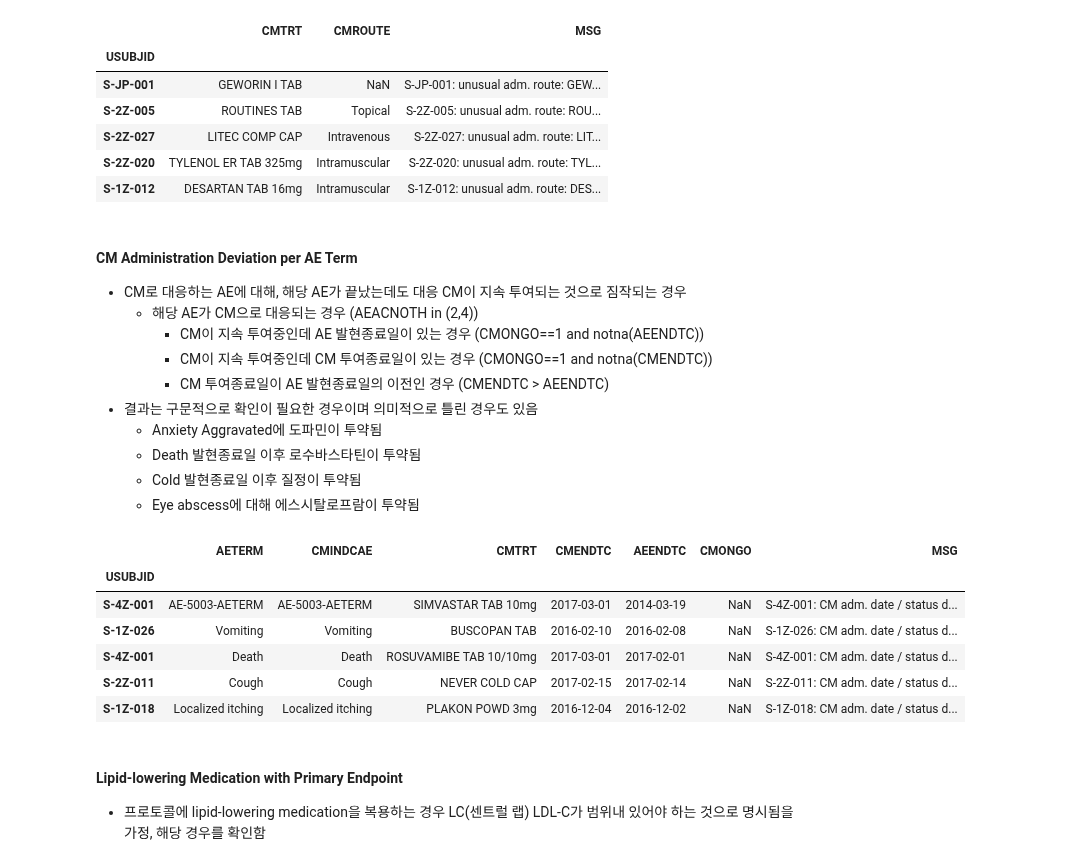
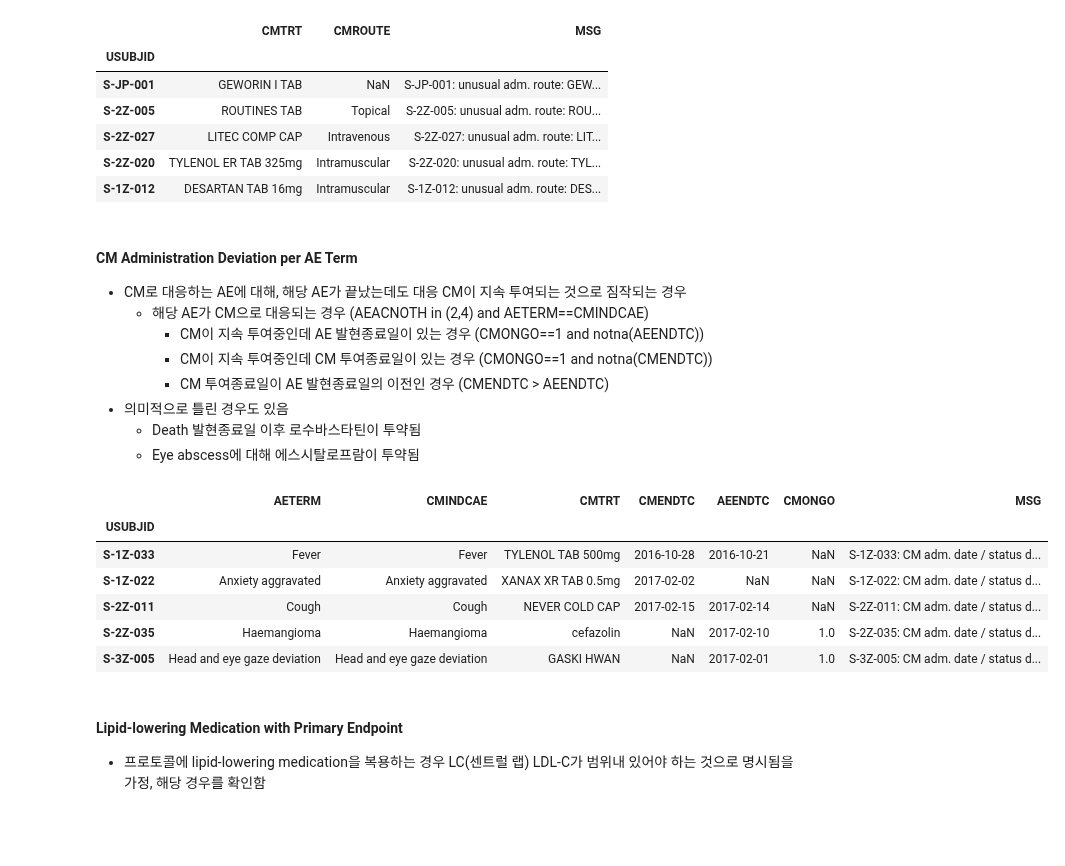
Before and after one commit to beeseosil/pub, a Jupyter notebook: ct/dmc.ipynb, the cells around one changed output. Drawn from its saved outputs; the diff is of its cells as text; code cells hidden in the pictures; blank space fills up the shorter version.

```diff
--- a/ct/dmc.ipynb
+++ b/ct/dmc.ipynb
@@ -365,50 +365,47 @@ cmpo.sample(5)
 # %% [markdown]
 #### CM Administration Deviation per AE Term
 * CM로 대응하는 AE에 대해, 해당 AE가 끝났는데도 대응 CM이 지속 투여되는 것으로 짐작되는 경우
-    * 해당 AE가 CM으로 대응되는 경우 (AEACNOTH in (2,4))
+    * 해당 AE가 CM으로 대응되는 경우 (AEACNOTH in (2,4) and AETERM==CMINDCAE)
         * CM이 지속 투여중인데 AE 발현종료일이 있는 경우 (CMONGO==1 and notna(AEENDTC))
         * CM이 지속 투여중인데 CM 투여종료일이 있는 경우 (CMONGO==1 and notna(CMENDTC))
         * CM 투여종료일이 AE 발현종료일의 이전인 경우 (CMENDTC > AEENDTC)
-* 결과는 구문적으로 확인이 필요한 경우이며 의미적으로 틀린 경우도 있음
-    * Anxiety Aggravated에 도파민이 투약됨
+* 의미적으로 틀린 경우도 있음
     * Death 발현종료일 이후 로수바스타틴이 투약됨
-    * Cold 발현종료일 이후 질정이 투약됨
     * Eye abscess에 대해 에스시탈로프람이 투약됨
 # %%
 _=sas.submit("""
 proc sql;
 create table AECMWD as
 select distinct AE.SUBJID as USUBJID,
-AE.AETERM,CM.CMINDCAE,CM.CMTRT,
-translate(CM.CMENDTC,"01","UK") as CMENDTC,
-translate(AE.AEENDTC,"01","UK") as AEENDTC,
-CM.CMONGO,
-""||trim(AE.SUBJID)||": CM adm. date / status deviates from AE cond." as MSG
+	AE.AETERM,CM.CMINDCAE,CM.CMTRT,
+	translate(CM.CMENDTC,"01","UK") as CMENDTC,
+	translate(AE.AEENDTC,"01","UK") as AEENDTC,
+	CM.CMONGO,
+	""||trim(AE.SUBJID)||": CM adm. date / status deviates from AE cond." as MSG
 from CUBEDEMO.AE as AE
 inner join (
-	select CM.SUBJID,CM.CMTRT,CM.CMENDTC,CM.CMONGO,
-	substr(CM.CMINDCAE,3) as CMINDCAE
-	from CUBEDEMO.CM ) as CM
-on AE.SUBJID=CM.SUBJID and
-(AE.AETERM is not null and CM.CMINDCAE is not null and AE.AETERM=CM.CMINDCAE)
+	select SUBJID,CMTRT,CMENDTC,CMONGO,
+	substr(CMINDCAE,3) as CMINDCAE
+	from CUBEDEMO.CM where CMINDCAE is not null) as CM
+on AE.SUBJID=CM.SUBJID and AE.AETERM=CM.CMINDCAE and AE.AETERM is not null
 where AEACNOTH in (2,4) and
 (CMONGO=1 and AEENDTC is not null) or
 (CMONGO=1 and CMENDTC is not null) or
 (CMENDTC > AEENDTC)
 order by USUBJID
 ;
 run;
 """)
 aecmwd=sas.sd2df("AECMWD")
 aecmwd.set_index("USUBJID").sample(5)
 # %% [output]
 |  | AETERM | CMINDCAE | CMTRT | CMENDTC | AEENDTC | CMONGO | MSG |
 | USUBJID |  |  |  |  |  |  |  |
-| S-4Z-001 | AE-5003-AETERM | AE-5003-AETERM | SIMVASTAR TAB 10mg | 2017-03-01 | 2014-03-19 | NaN | S-4Z-001: CM adm. date / status d... |
-| S-1Z-026 | Vomiting | Vomiting | BUSCOPAN TAB | 2016-02-10 | 2016-02-08 | NaN | S-1Z-026: CM adm. date / status d... |
-| S-4Z-001 | Death | Death | ROSUVAMIBE TAB 10/10mg | 2017-03-01 | 2017-02-01 | NaN | S-4Z-001: CM adm. date / status d... |
+| S-1Z-033 | Fever | Fever | TYLENOL TAB 500mg | 2016-10-28 | 2016-10-21 | NaN | S-1Z-033: CM adm. date / status d... |
+| S-1Z-022 | Anxiety aggravated | Anxiety aggravated | XANAX XR TAB 0.5mg | 2017-02-02 | NaN | NaN | S-1Z-022: CM adm. date / status d... |
 | S-2Z-011 | Cough | Cough | NEVER COLD CAP | 2017-02-15 | 2017-02-14 | NaN | S-2Z-011: CM adm. date / status d... |
-| S-1Z-018 | Localized itching | Localized itching | PLAKON POWD 3mg | 2016-12-04 | 2016-12-02 | NaN | S-1Z-018: CM adm. date / status d... |
+| S-2Z-035 | Haemangioma | Haemangioma | cefazolin | NaN | 2017-02-10 | 1.0 | S-2Z-035: CM adm. date / status d... |
+| S-3Z-005 | Head and eye gaze deviation | Head and eye gaze deviation | GASKI HWAN | NaN | 2017-02-01 | 1.0 | S-3Z-005: CM adm. date / status d... |
 # %% [markdown]
 #### Lipid-lowering Medication with Primary Endpoint
 * 프로토콜에 lipid-lowering medication을 복용하는 경우 LC(센트럴 랩) LDL-C가 범위내 있어야 하는 것으로 명시됨을 가정, 해당 경우를 확인함
```
Also changed, not shown: parts of 1 cell of this notebook.
